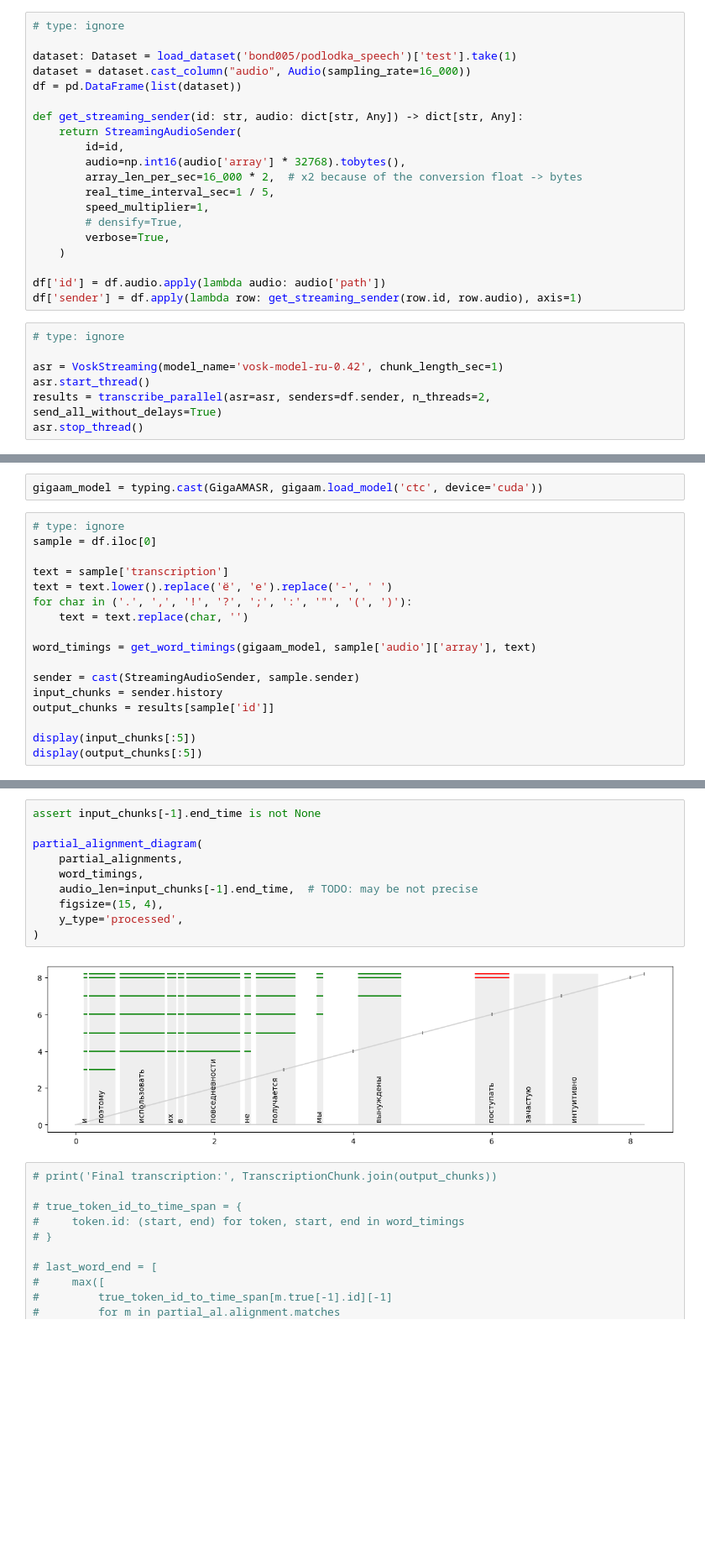
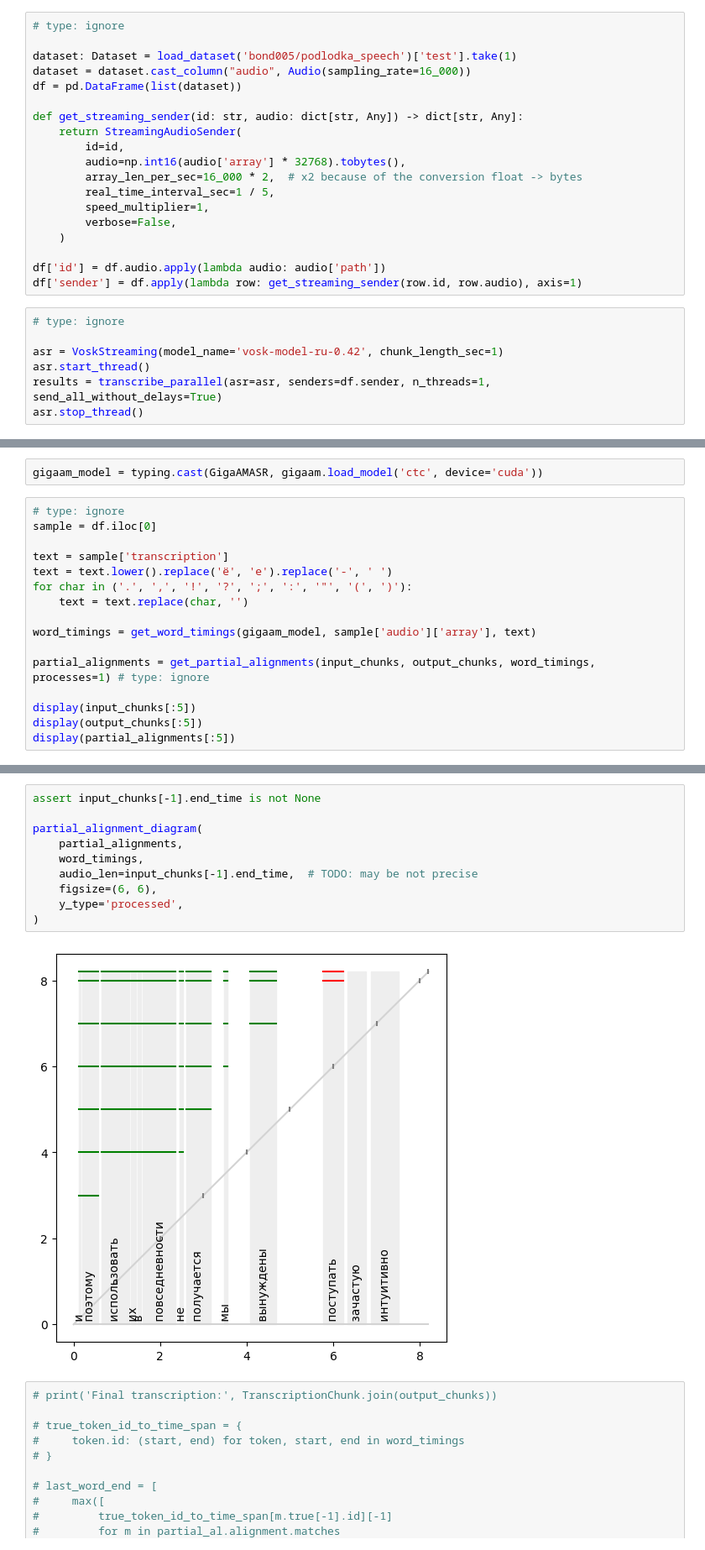
Before and after one commit to SibNN/asr_eval, a Jupyter notebook: notebooks/Podlodka.ipynb, the cells around one changed output, grey strips where cells are left out. Shown: that part at 84% size. Cells and saved outputs as stored; diff of their text form; blank space fills up the shorter version.

```diff
--- a/notebooks/Podlodka.ipynb
+++ b/notebooks/Podlodka.ipynb
@@ -34,8 +35,7 @@ def get_streaming_sender(id: str, audio: dict[str, Any]) -> dict[str, Any]:
         array_len_per_sec=16_000 * 2,  # x2 because of the conversion float -> bytes
         real_time_interval_sec=1 / 5,
         speed_multiplier=1,
-        # densify=True,
-        verbose=True,
+        verbose=False,
     )
 
 df['id'] = df.audio.apply(lambda audio: audio['path'])
@@ -45,7 +45,7 @@ df['sender'] = df.apply(lambda row: get_streaming_sender(row.id, row.audio), axi
 
 asr = VoskStreaming(model_name='vosk-model-ru-0.42', chunk_length_sec=1)
 asr.start_thread()
-results = transсribe_parallel(asr=asr, senders=df.sender, n_threads=2, send_all_without_delays=True)
+results = transсribe_parallel(asr=asr, senders=df.sender, n_threads=1, send_all_without_delays=True)
 asr.stop_thread()
 # %% [output]
 LOG (VoskAPI:ReadDataFiles():model.cc:213) Decoding params beam=13 max-active=7000 lattice-beam=6
@@ -116,10 +101,9 @@ for char in ('.', ',', '!', '?', ';', ':', '"', '(', ')'):
 
 word_timings = get_word_timings(gigaam_model, sample['audio']['array'], text)
 
-sender = cast(StreamingAudioSender, sample.sender)
-input_chunks = sender.history
-output_chunks = results[sample['id']]
+partial_alignments = get_partial_alignments(input_chunks, output_chunks, word_timings, processes=1) # type: ignore
 
 display(input_chunks[:5])
 display(output_chunks[:5])
+display(partial_alignments[:5])
 # %% [output]
@@ -145,15 +125,15 @@ partial_alignments[:5]
 # %%
 assert input_chunks[-1].end_time is not None
 
 partial_alignment_diagram(
     partial_alignments,
     word_timings,
     audio_len=input_chunks[-1].end_time,  # TODO: may be not precise
-    figsize=(15, 4),
+    figsize=(6, 6),
     y_type='processed',
 )
 # %% [output]
-[figure, old version]
+[figure, new version]
 # %%
 # print('Final transcription:', TranscriptionChunk.join(output_chunks))
 
```
Also changed, not shown: parts of 5 cells of this notebook.
